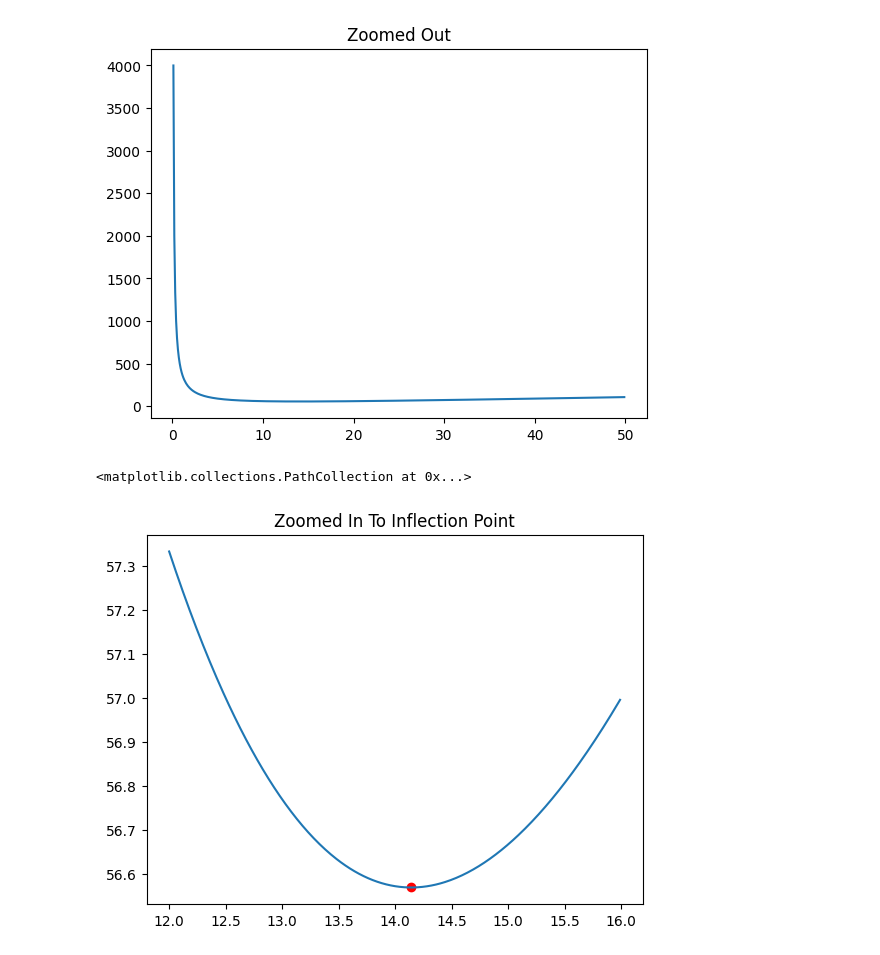
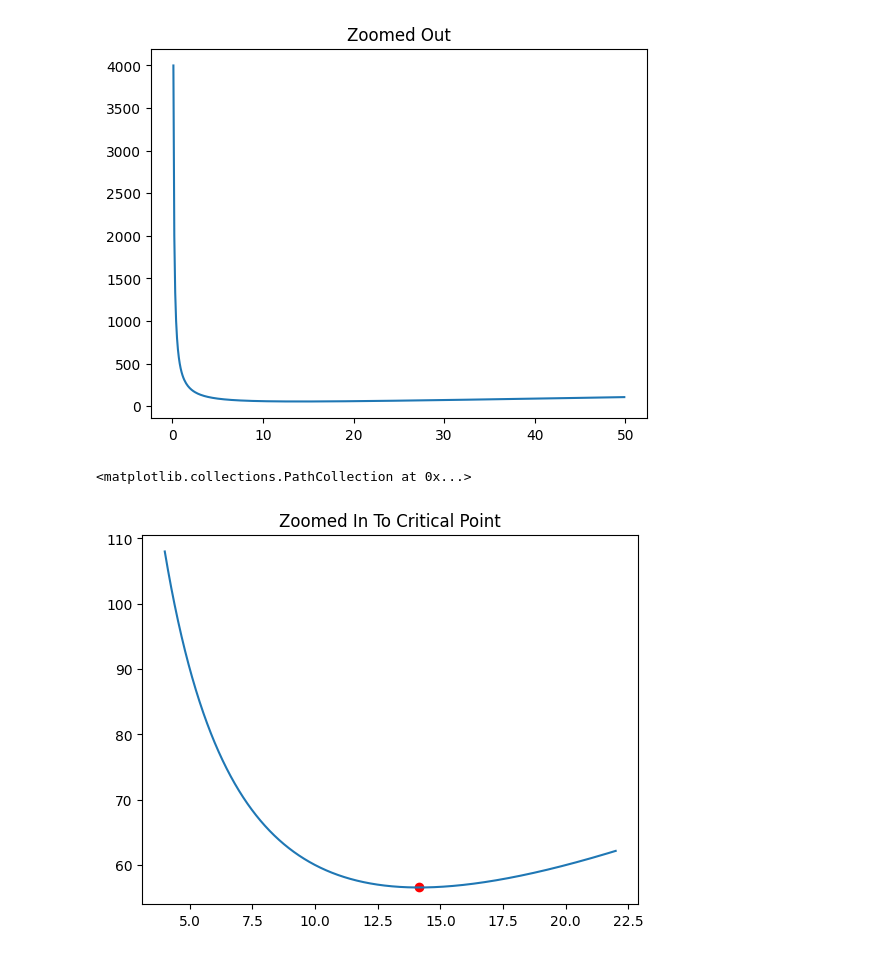
Before and after one commit to Tebs-Lab/lab-report-code, a Jupyter notebook: 2024-04-01/InpectingMinima.ipynb, the cells around one changed output. Cells and saved outputs as stored; diff of their text form; code cells hidden in the pictures.

Commit message:
added an openAPI script for image generation and fixed the title in the april minima notebook

```diff
--- a/2024-04-01/InpectingMinima.ipynb
+++ b/2024-04-01/InpectingMinima.ipynb
@@ -13,15 +13,15 @@ plt.plot(x, y)
 [<matplotlib.lines.Line2D at 0x...>]
 [figure]
 # %%
-x_zoom = np.arange(12, 16, .01)
+x_zoom = np.arange(4, 22, .01)
 y_zoom = 2*x_zoom + 400/x_zoom
 
-plt.title("Zoomed In To Inflection Point")
+plt.title("Zoomed In To Critical Point")
 plt.plot(x_zoom, y_zoom)
 plt.scatter(14.14, 2*14.14 + 400 / 14.14, color='r')
 # %% [output]
 <matplotlib.collections.PathCollection at 0x...>
-[figure, old version]
+[figure, new version]
 # %%
 fig, (ax1, ax2) = plt.subplots(ncols=2, nrows=1, figsize=(12,6))
 
```
Also changed, not shown: parts of 1 cell of this notebook, 1 other file.
